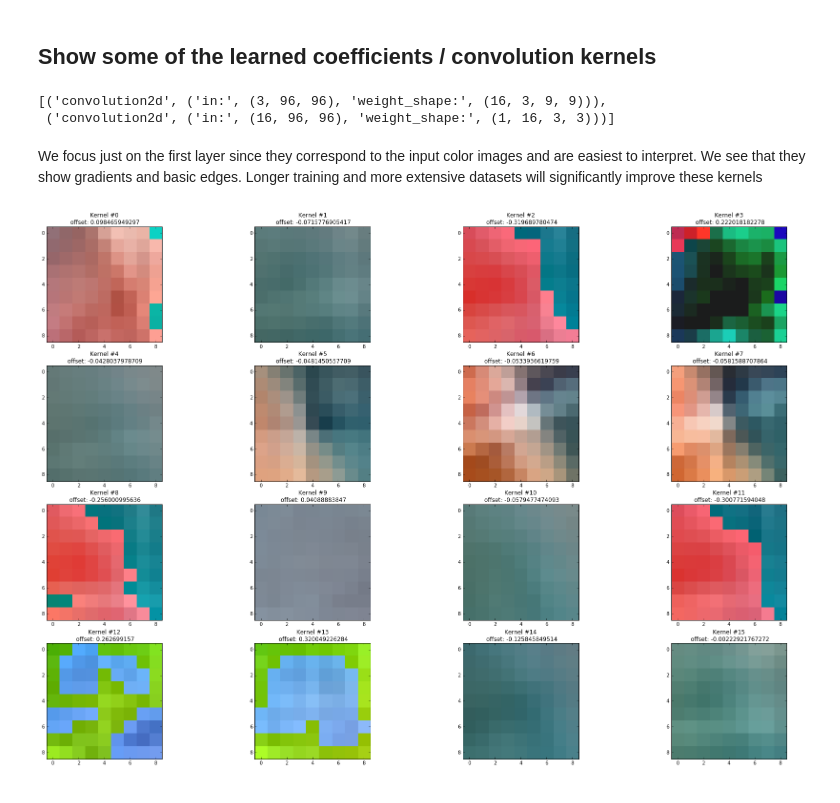
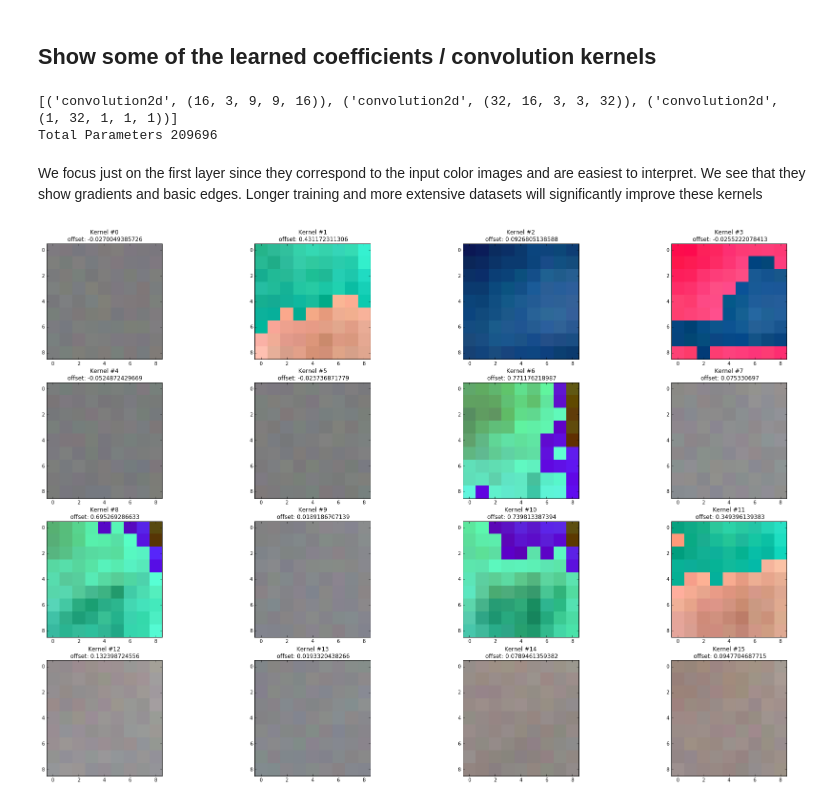
Before and after one commit to Quantitative-Big-Imaging/Quantitative-Big-Imaging-2016, a Jupyter notebook: Exercises/12-notebook.ipynb, the cells around one changed output. Saved outputs shown, nothing was run; the diff lists cells and outputs as text; code cells hidden in the pictures.

```diff
--- a/Exercises/12-notebook.ipynb
+++ b/Exercises/12-notebook.ipynb
@@ -83,12 +90,12 @@ for (cax1,wcimg,cax2,wlimg,cax3) in zip(ax1,col_imgs,ax2,lab_imgs,ax3):
 # %%
 from keras.models import Sequential
 from keras.layers import Dense, Dropout, Activation, Flatten
-from keras.layers import Convolution2D, MaxPooling2D
+from keras.layers import Convolution2D, MaxPooling2D, UpSampling2D
 from keras.regularizers import l2
 from keras.optimizers import SGD
 from keras.utils import np_utils
 img_cnt, img_channels, img_rows, img_cols = col_imgs.shape
-batch_size = 16
+batch_size = 50
 # for the first layer
 patch_size = 9
 depth = 16
@@ -100,10 +107,10 @@ model = Sequential()
 
 model.add(Convolution2D(depth, patch_size, patch_size, border_mode='same',
                         input_shape=(img_channels, img_rows, img_cols),
-                       W_regularizer = l2(l=0.02)))
+                       W_regularizer = l2(l=0.05)))
 model.add(Activation('relu'))
 model.add(Dropout(0.25))
-model.add(MaxPooling2D(pool_size=(3, 3), strides = (1,1), border_mode='same')) # keep the image size the same
+model.add(MaxPooling2D(pool_size=(3, 3), border_mode='same')) # keep the image size the same
 
 
 if DEEPER_LAYER:
@@ -115,9 +122,19 @@ if DEEPEST_LAYER:
     model.add(Activation('relu'))
     model.add(Dropout(0.25))
 
-model.add(Convolution2D(1, 3, 3, border_mode='same'))
+model.add(Convolution2D(2*depth, 3, 3, border_mode='same',
+                       W_regularizer = l2(l=0.02)))
 model.add(Activation('relu'))
-model.add(MaxPooling2D(pool_size=(3, 3), strides = (1,1), border_mode='same')) # keep the image size the same
+model.add(MaxPooling2D(pool_size=(2, 2), border_mode='same'))
+
+# combine the channels into output values
+model.add(Convolution2D(1, 1, 1, border_mode='same',
+                       W_regularizer = l2(l=0.02)))
+
+# upscale the image back to the original size
+
+model.add(UpSampling2D(size=(2, 2)))
+model.add(UpSampling2D(size=(3, 3)))
 
 model.add(Activation('sigmoid')) # bound from zero to one
 # %%
@@ -134,12 +154,12 @@ map(lambda x: (x.name,('in:',x.input_shape[1:],'out:',x.output_shape[1:])),model
  ('activation', ('in:', (1, 96, 96), 'out:', (1, 96, 96)))]
 # %%
 # let's train the model using SGD + momentum (how original).
-sgd = SGD(lr=4e-2, decay=1e-6, momentum=0.9, nesterov=True)
+sgd = SGD(lr=5e-2, decay=1e-6, momentum=0.9, nesterov=True)
 model.compile(loss='binary_crossentropy', # since there are only two classes (road or not)
               optimizer=sgd)
 # %%
 %%time
 # a fast fit
 # fit the model with the normalized images and the labels
-fit_history = model.fit(fcol_imgs[:100,:,:,:],flab_imgs[:100,:],batch_size = batch_size, nb_epoch = 50, shuffle = True)
+fit_history = model.fit(fcol_imgs[:100,:,:,:],flab_imgs[:100,:],batch_size = batch_size, nb_epoch = 20, shuffle = True)
 # %% [output]
@@ -206,23 +226,25 @@ for (cax1,wcimg,cax2,wlimg,cax3,wpimg,cax4) in zip(ax1,col_imgs,ax2,lab_imgs,ax3
 # %% [markdown]
 ## Show some of the learned coefficients / convolution kernels
 # %%
-# overview of learned weights
-map(lambda x: (x.name,('in:',x.input_shape[1:],'weight_shape:',x.W.get_value().shape)),
+# overview of overall parameters
+parameter_shapes = map(lambda x: (x.name,x.W.get_value().shape+x.b.get_value().shape),
     filter(lambda x: x.__dict__.has_key('W'),model.layers))
+print(parameter_shapes)
+print('Total Parameters',np.sum([np.prod(p) for (_,p) in parameter_shapes]))
 # %% [output]
-[('convolution2d', ('in:', (3, 96, 96), 'weight_shape:', (16, 3, 9, 9))),
- ('convolution2d', ('in:', (16, 96, 96), 'weight_shape:', (1, 16, 3, 3)))]
+[('convolution2d', (16, 3, 9, 9, 16)), ('convolution2d', (32, 16, 3, 3, 32)), ('convolution2d', (1, 32, 1, 1, 1))]
+Total Parameters 209696
 # %% [markdown]
 We focus just on the first layer since they correspond to the input color images and are easiest to interpret. We see that they show gradients and basic edges. Longer training and more extensive datasets will significantly improve these kernels
 # %%
 %matplotlib inline
 first_weights = model.layers[0].W.get_value()
 first_offsets = model.layers[0].b.get_value()
 # normalize the values
-s_weights = (127*first_weights/(3*np.abs(first_weights).mean())+127).clip(0,255).astype(np.uint8)
+s_weights = (127*first_weights/(4*np.abs(first_weights).mean())+127).clip(0,255).astype(np.uint8)
 fig, ax = plt.subplots(4,4,figsize = (30,20))
 for i, (cax, cweights, coffset) in enumerate(zip(ax.flatten(),s_weights,first_offsets)):
     cax.imshow((coffset*127+cweights).astype(np.uint8).swapaxes(0,2).swapaxes(0,1), interpolation = 'nearest')
     cax.set_title('Kernel #{}\n offset: {}'.format(i,coffset))
 # %% [output]
-[figure, old version]
+[figure, new version]
```
Also changed, not shown: parts of 17 cells of this notebook.
